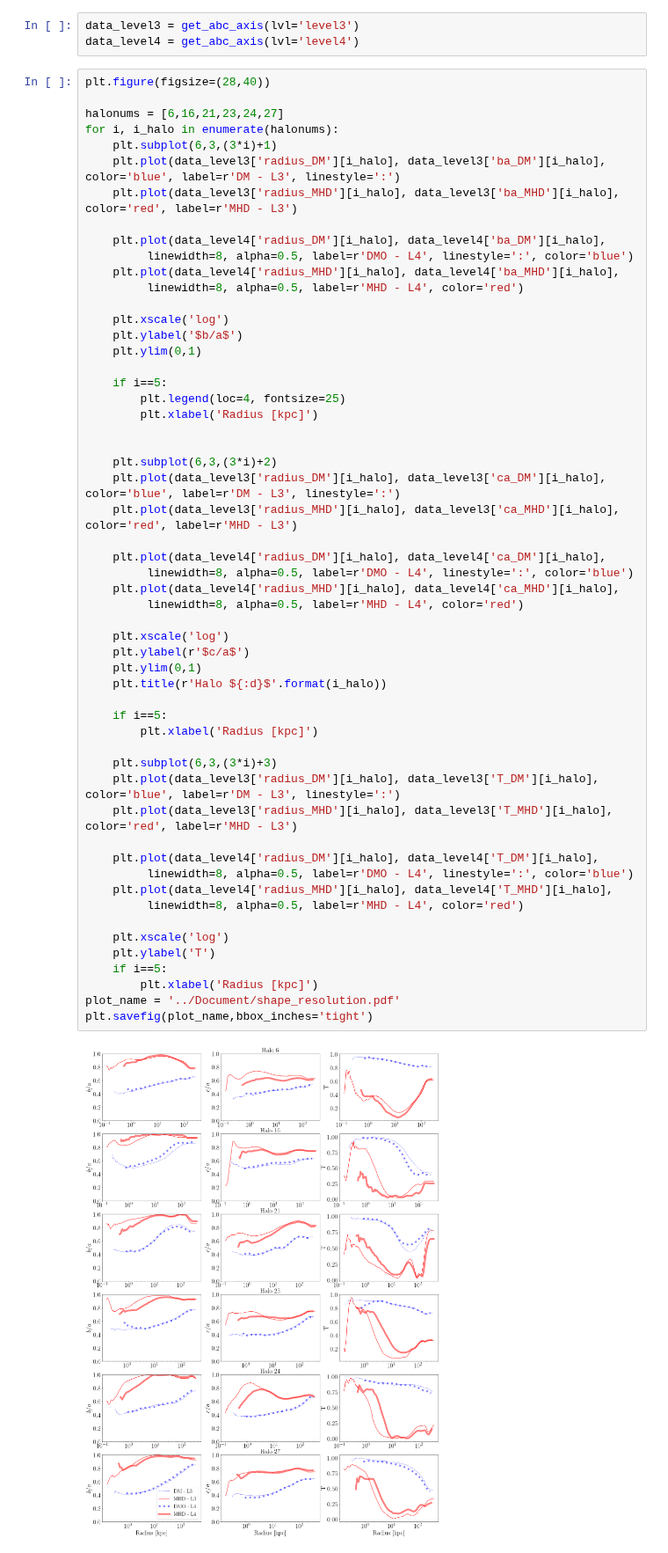
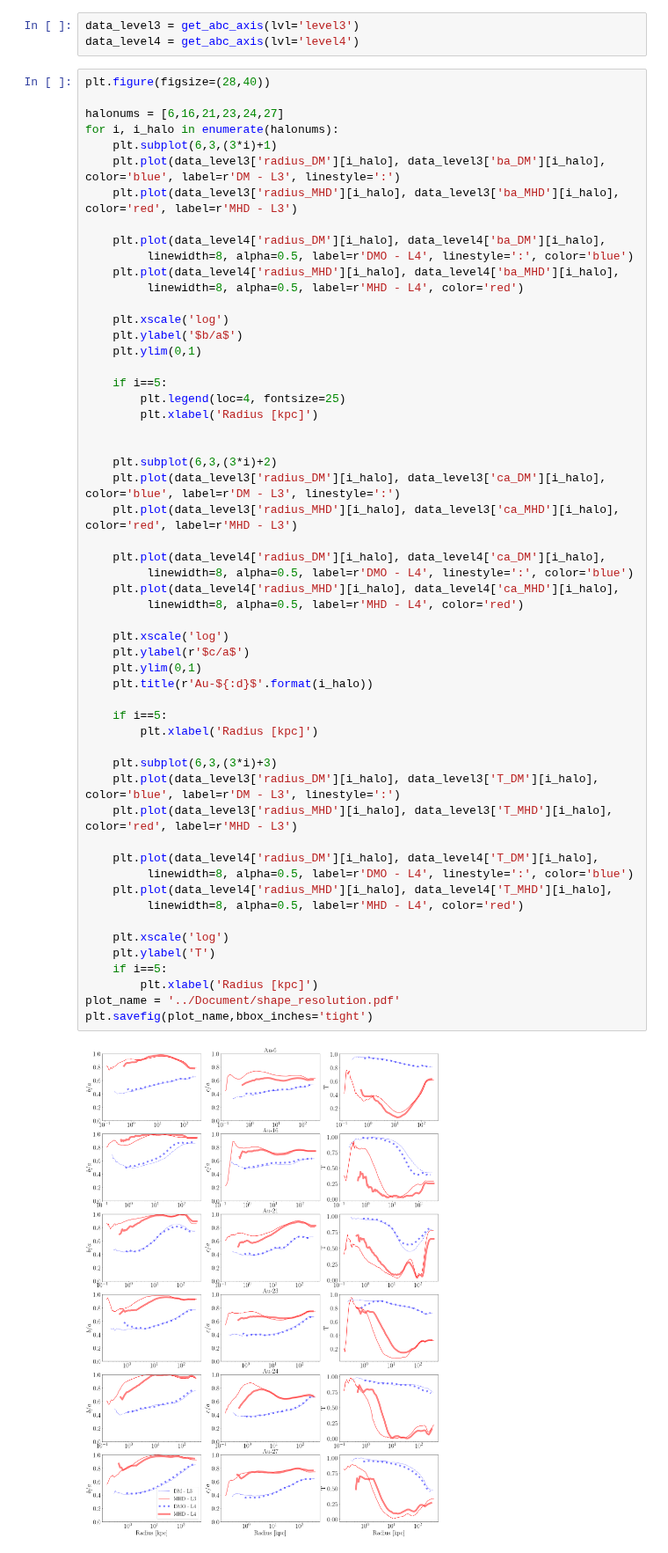
Before and after one commit to jdprada1760/Paper_Halo_shapes, a Jupyter notebook: Code/Axes_Radial_Profile.ipynb, the cells around one changed output. Shown at 88% size. Drawn from its saved outputs; the diff is of its cells as text.

```diff
--- a/Code/Axes_Radial_Profile.ipynb
+++ b/Code/Axes_Radial_Profile.ipynb
@@ -199,35 +199,35 @@ for i, i_halo in enumerate(halonums):
     plt.plot(data_level3['radius_MHD'][i_halo], data_level3['ca_MHD'][i_halo], color='red', label=r'MHD - L3')
 
     plt.plot(data_level4['radius_DM'][i_halo], data_level4['ca_DM'][i_halo],
          linewidth=8, alpha=0.5, label=r'DMO - L4', linestyle=':', color='blue')
     plt.plot(data_level4['radius_MHD'][i_halo], data_level4['ca_MHD'][i_halo],
          linewidth=8, alpha=0.5, label=r'MHD - L4', color='red')
 
     plt.xscale('log')
     plt.ylabel(r'$c/a$')
     plt.ylim(0,1)
-    plt.title(r'Halo ${:d}$'.format(i_halo))
+    plt.title(r'Au-${:d}$'.format(i_halo))
 
     if i==5:
         plt.xlabel('Radius [kpc]')
 
     plt.subplot(6,3,(3*i)+3)
     plt.plot(data_level3['radius_DM'][i_halo], data_level3['T_DM'][i_halo], color='blue', label=r'DM - L3', linestyle=':')
     plt.plot(data_level3['radius_MHD'][i_halo], data_level3['T_MHD'][i_halo], color='red', label=r'MHD - L3')
 
     plt.plot(data_level4['radius_DM'][i_halo], data_level4['T_DM'][i_halo],
          linewidth=8, alpha=0.5, label=r'DMO - L4', linestyle=':', color='blue')
     plt.plot(data_level4['radius_MHD'][i_halo], data_level4['T_MHD'][i_halo],
          linewidth=8, alpha=0.5, label=r'MHD - L4', color='red')
 
     plt.xscale('log')
     plt.ylabel('T')
     if i==5:
         plt.xlabel('Radius [kpc]')
 plot_name = '../Document/shape_resolution.pdf'
 plt.savefig(plot_name,bbox_inches='tight')
 # %% [output]
-[figure, old version]
+[figure, new version]
 # %%
 # Se define el nivel al cual se obtendran las graficas
 #lvl = 'level3'
```
Also changed, not shown: 1 other file.
